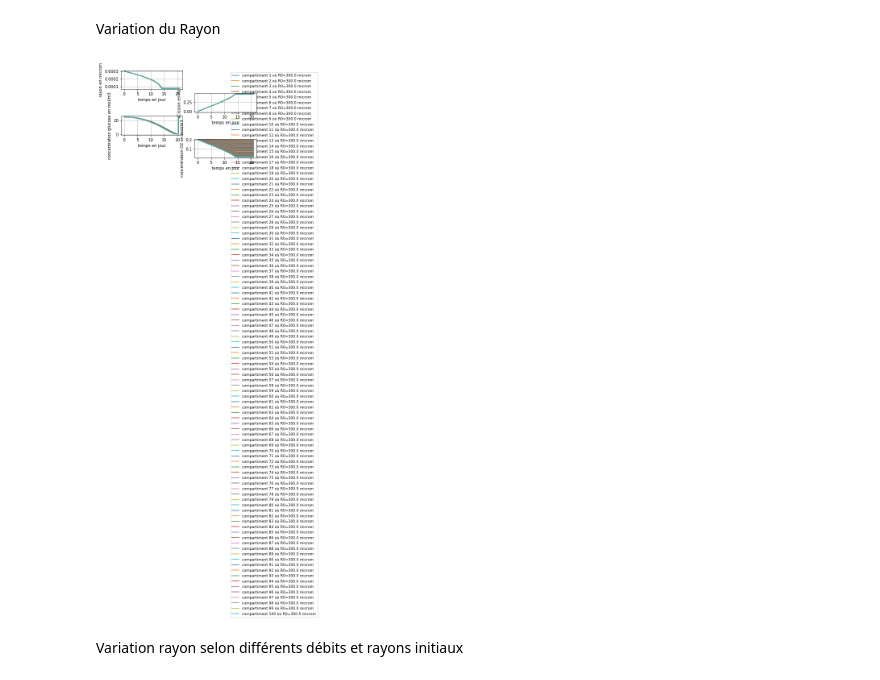
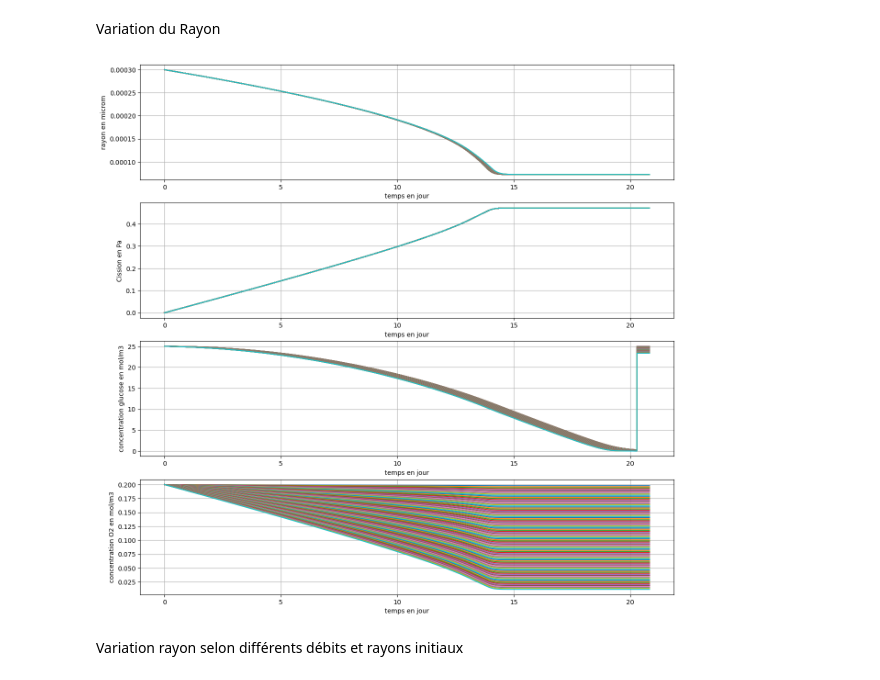
Before and after one commit to titouan-ux/modele-reconstruction-osseuse, a Jupyter notebook: Modele_Construction_Osseuse.ipynb, the cells around one changed output. Drawn from its saved outputs; the diff is of its cells as text; code cells hidden in the pictures.

```diff
--- a/Modele_Construction_Osseuse.ipynb
+++ b/Modele_Construction_Osseuse.ipynb
@@ -256,7 +255,7 @@ def evolution_optimisation_debit(dt,k,qi,rayon):
     Volumes=[0]
     Cission=[[(4*mu*qi)/(np.pi*(ls_R[i][0]**3))]for i in range(n)]
     v_prod=[[-1*Vg(ls_R[z][-1],ls_CO2[z][-1],ls_CG[z][-1],ls_R[z][0],qi)]for z in range(n)]
-    for i in range(k):
+    for _ in range(k):
         ls_T.append(ls_T[-1]+dt)
         v=0
         if ls_T[-1]>9.5*24*3600:
@@ -352,37 +352,37 @@ Variation du Rayon
 # %%
 def variation_r_R0(dt,k):
     a=evolution_optimisation_debit(dt,k,Qc2,R0)
+    fig,ax=plt.subplots(4,1)
+    fig.set_figheight(15)
+    fig.set_figwidth(15)
     for i in range(len(a[1])):
         a[1][i]=round(a[1][i]/(24*3600), ndigits=3)
     for z in range(len(a[0])):
-        plt.subplot(4,2,1)
-        plt.plot(a[1],a[0][z],label='compartiment '+str(z+1)+' où R0='+str(round(a[0][z][0]*10**6,ndigits=2))+' microm')
-        plt.xlabel('temps en jour')
-        plt.ylabel('rayon en microm')
-        plt.legend(prop={'size': 9},bbox_to_anchor=(1.75, 1))
-        plt.grid(True)
-        plt.subplot(4,2,4)
-        plt.plot(a[1],a[4])
-        plt.xlabel('temps en jour')
-        plt.grid(True)
-        plt.ylabel('Cission en Pa')
-        plt.xlabel('temps en jour')
-        plt.subplot(4,2,5)
-        plt.plot(a[1],a[3][z])
-        plt.ylabel('concentration glucose en mol/m3')
-        plt.xlabel('temps en jour')
-        plt.grid(True)
-        plt.subplot(4,2,8)
-        plt.plot(a[1],a[2][z])
-        plt.ylabel('concentration O2 en mol/m3')
-        plt.xlabel('temps en jour')
-        plt.grid(True)
+        # plt.plot(a[1],a[0][z],label='compartiment '+str(z+1)+' où R0='+str(round(a[0][z][0]*10**6,ndigits=2))+' microm')
+        ax[0].plot(a[1],a[0][z])
+        ax[0].set_xlabel('temps en jour')
+        ax[0].set_ylabel('rayon en microm')
+        # ax[0].legend(prop={'size': 9},bbox_to_anchor=(1.75, 1))
+        ax[0].grid(True)
+        ax[1].plot(a[1],a[4])
+        ax[1].set_xlabel('temps en jour')
+        ax[1].grid(True)
+        ax[1].set_ylabel('Cission en Pa')
+        ax[1].set_xlabel('temps en jour')
+        ax[2].plot(a[1],a[3][z])
+        ax[2].set_ylabel('concentration glucose en mol/m3')
+        ax[2].set_xlabel('temps en jour')
+        ax[2].grid(True)
+        ax[3].plot(a[1],a[2][z])
+        ax[3].set_ylabel('concentration O2 en mol/m3')
+        ax[3].set_xlabel('temps en jour')
+        ax[3].grid(True)
 
     plt.show()
 
 variation_r_R0(360,5000)
 # %% [output]
-[figure, old version]
+[figure, new version]
 # %% [markdown]
 Variation rayon selon différents débits et rayons initiaux
 # %%
```
Also changed, not shown: parts of 9 cells of this notebook, 2 other files.
